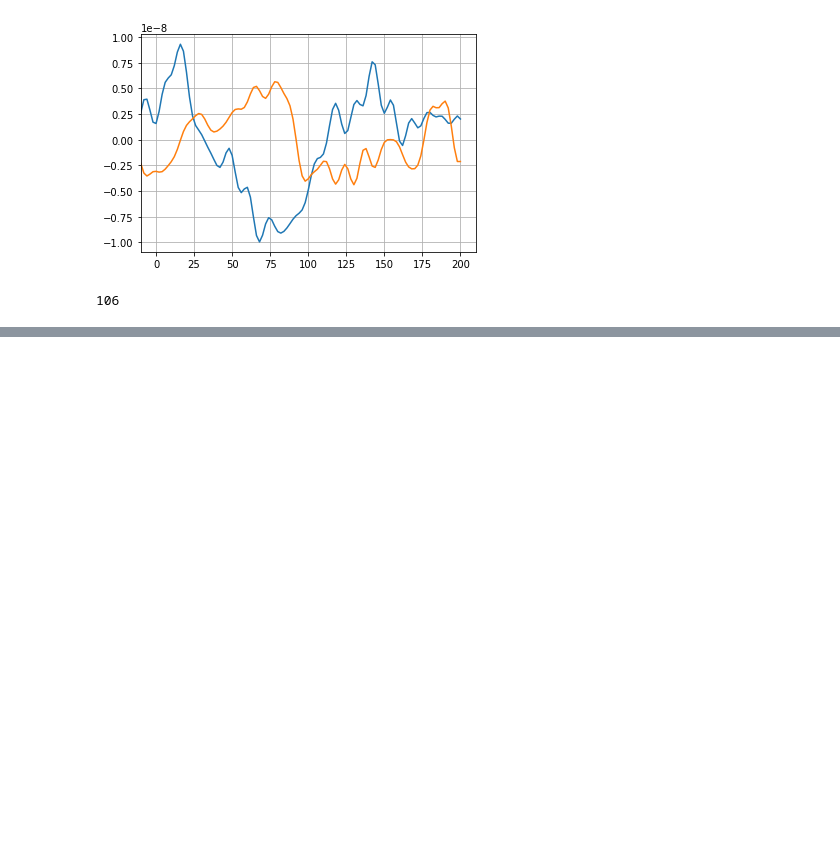
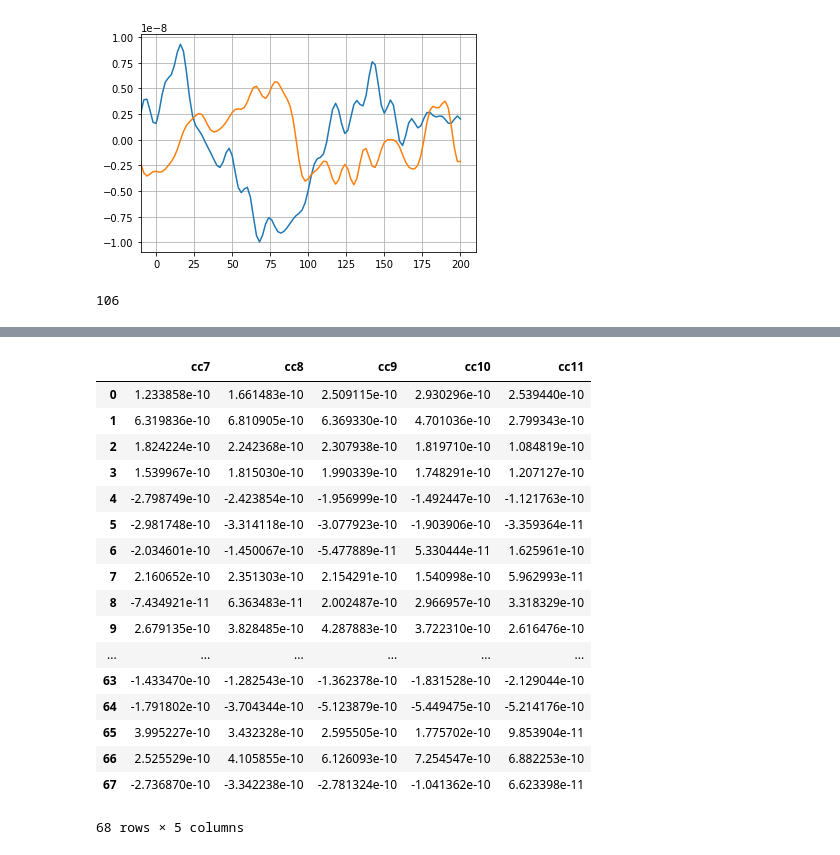
Before and after one commit to msultanmahmud/EEG_Analysis, a Jupyter notebook: Source_Level_Analysis/Aveage_files_v1.ipynb, the cells around one changed output, grey strips where cells are left out. Cells and saved outputs as stored; diff of their text form; code cells hidden in the pictures; blank space fills up the shorter version.

```diff
--- a/Source_Level_Analysis/Aveage_files_v1.ipynb
+++ b/Source_Level_Analysis/Aveage_files_v1.ipynb
@@ -236,0 +231,23 @@ rr.shape?
+# %%
+d1=dd.iloc[:,7:12]
+d1
+# dd.shape
+# %% [output]
+|  | cc7 | cc8 | cc9 | cc10 | cc11 |
+| 0 | 1.233858e-10 | 1.661483e-10 | 2.509115e-10 | 2.930296e-10 | 2.539440e-10 |
+| 1 | 6.319836e-10 | 6.810905e-10 | 6.369330e-10 | 4.701036e-10 | 2.799343e-10 |
+| 2 | 1.824224e-10 | 2.242368e-10 | 2.307938e-10 | 1.819710e-10 | 1.084819e-10 |
+| 3 | 1.539967e-10 | 1.815030e-10 | 1.990339e-10 | 1.748291e-10 | 1.207127e-10 |
+| 4 | -2.798749e-10 | -2.423854e-10 | -1.956999e-10 | -1.492447e-10 | -1.121763e-10 |
+| 5 | -2.981748e-10 | -3.314118e-10 | -3.077923e-10 | -1.903906e-10 | -3.359364e-11 |
+| 6 | -2.034601e-10 | -1.450067e-10 | -5.477889e-11 | 5.330444e-11 | 1.625961e-10 |
+| 7 | 2.160652e-10 | 2.351303e-10 | 2.154291e-10 | 1.540998e-10 | 5.962993e-11 |
+| 8 | -7.434921e-11 | 6.363483e-11 | 2.002487e-10 | 2.966957e-10 | 3.318329e-10 |
+| 9 | 2.679135e-10 | 3.828485e-10 | 4.287883e-10 | 3.722310e-10 | 2.616476e-10 |
+| ... | ... | ... | ... | ... | ... |
+| 63 | -1.433470e-10 | -1.282543e-10 | -1.362378e-10 | -1.831528e-10 | -2.129044e-10 |
+| 64 | -1.791802e-10 | -3.704344e-10 | -5.123879e-10 | -5.449475e-10 | -5.214176e-10 |
+| 65 | 3.995227e-10 | 3.432328e-10 | 2.595505e-10 | 1.775702e-10 | 9.853904e-11 |
+| 66 | 2.525529e-10 | 4.105855e-10 | 6.126093e-10 | 7.254547e-10 | 6.882253e-10 |
+| 67 | -2.736870e-10 | -3.342238e-10 | -2.781324e-10 | -1.041362e-10 | 6.623398e-11 |
+68 rows × 5 columns
```
Also changed, not shown: parts of 23 cells of this notebook, 2 other files.
